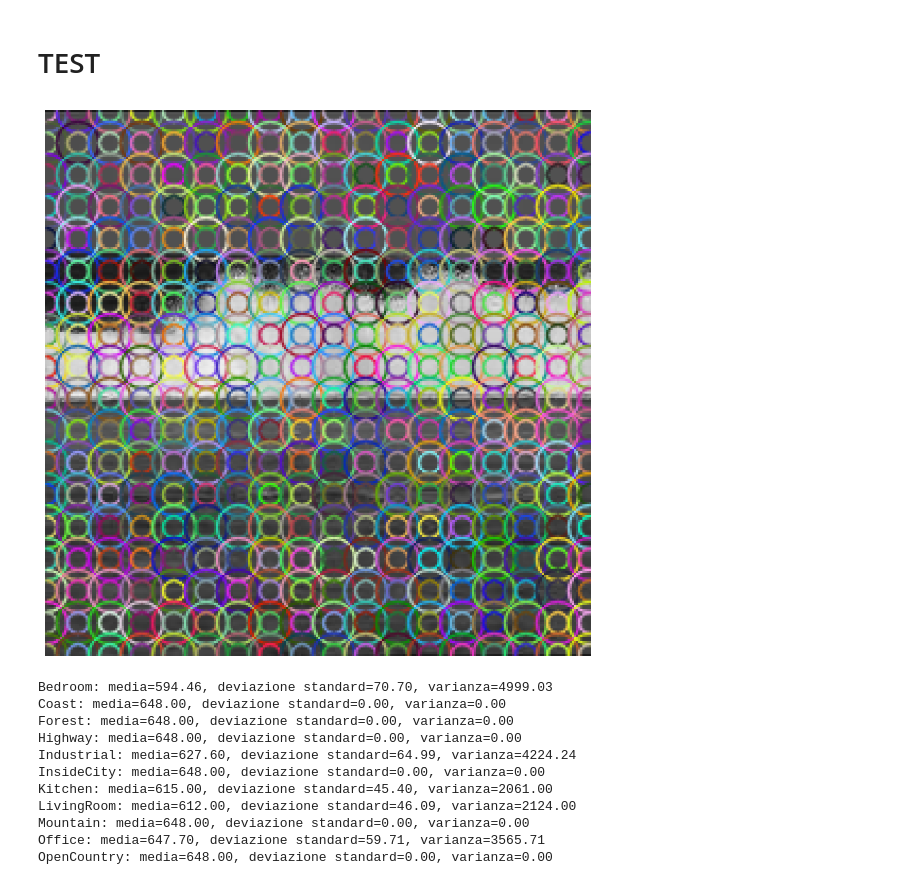
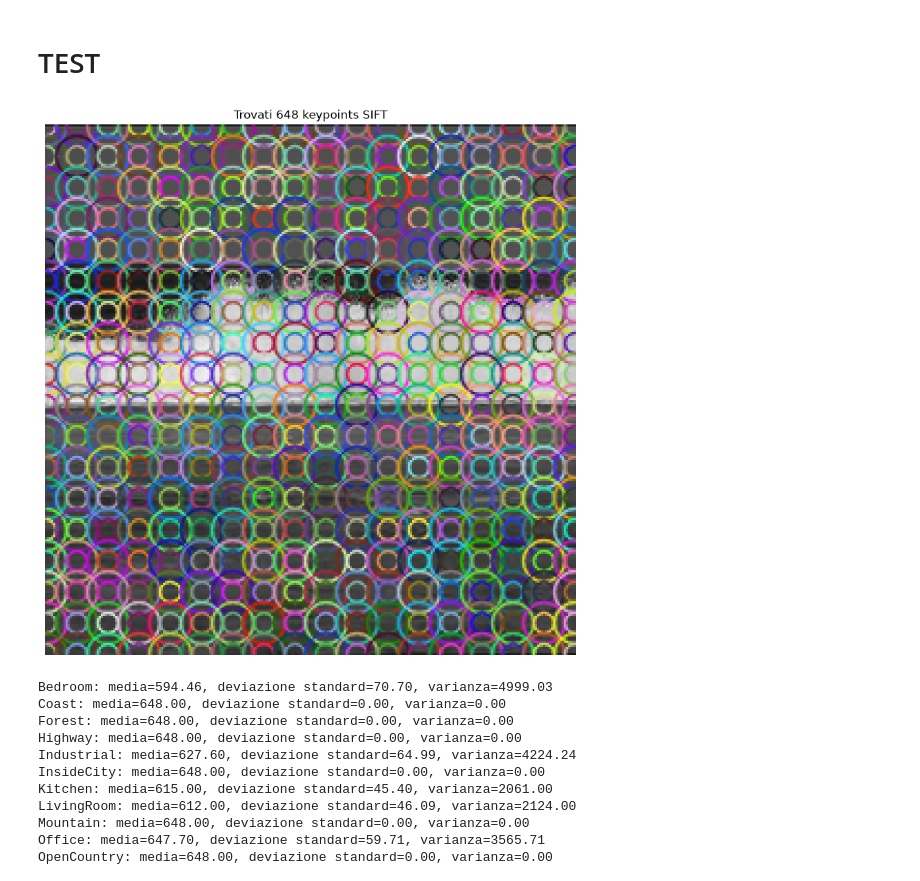
Before and after one commit to RebertoUNI/Computer-vision, a Jupyter notebook: dense sift.ipynb, the cells around one changed output. Drawn from its saved outputs; the diff is of its cells as text; code cells hidden in the pictures.

```diff
--- a/dense sift.ipynb
+++ b/dense sift.ipynb
@@ -1,7 +1,7 @@
 # %% [markdown]
 # Gestione delle cartelle/Definizione dei Path
 # %%
-N_FEATURES = 300
+N_FEATURES = 150
 NUM_SAMPLES = 100000
 NUM_CLUSTER = 100
 # %%
@@ -172,27 +172,28 @@ Keypoint totali: 955426
 # %%
 # 1. Prendiamo la prima immagine della lista
 immagine_test = cv2.imread(train_paths[150], cv2.IMREAD_GRAYSCALE)
 
 # 2. Estraiamo keypoint e descrittori solo per lei
 keypoints_test = all_keypoints[150]
 descriptors_test = all_descriptors[150]
 
 # 3. Disegniamo i keypoint sopra l'immagine
 # L'opzione DRAW_RICH_KEYPOINTS disegna i cerchi con la dimensione e l'inclinazione (l'orientamento)
 immagine_con_kp = cv2.drawKeypoints(
     immagine_test,
     keypoints_test,
     None,
     flags=cv2.DRAW_MATCHES_FLAGS_DRAW_RICH_KEYPOINTS
 )
 
 # 4. Mostriamo il risultato
 plt.figure(figsize=(10, 10)) # Facciamo un'immagine bella grande
 plt.imshow(immagine_con_kp, cmap='gray')
+plt.title(f"Trovati {len(keypoints_test)} keypoints SIFT")
 plt.axis('off')
 plt.show()
 # %% [output]
-[figure, old version]
+[figure, new version]
 # %%
 # Statistiche del numero di keypoint per ogni categoria.
 mean_keypoints = []
```
Also changed, not shown: parts of 4 cells of this notebook.
